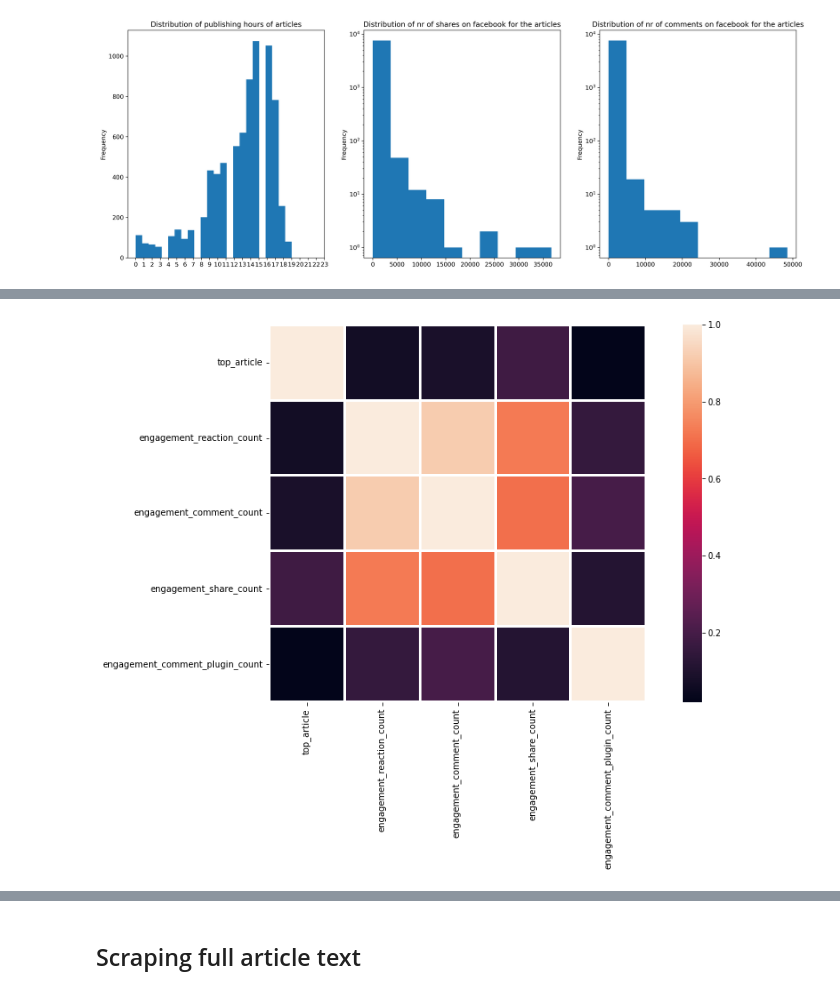
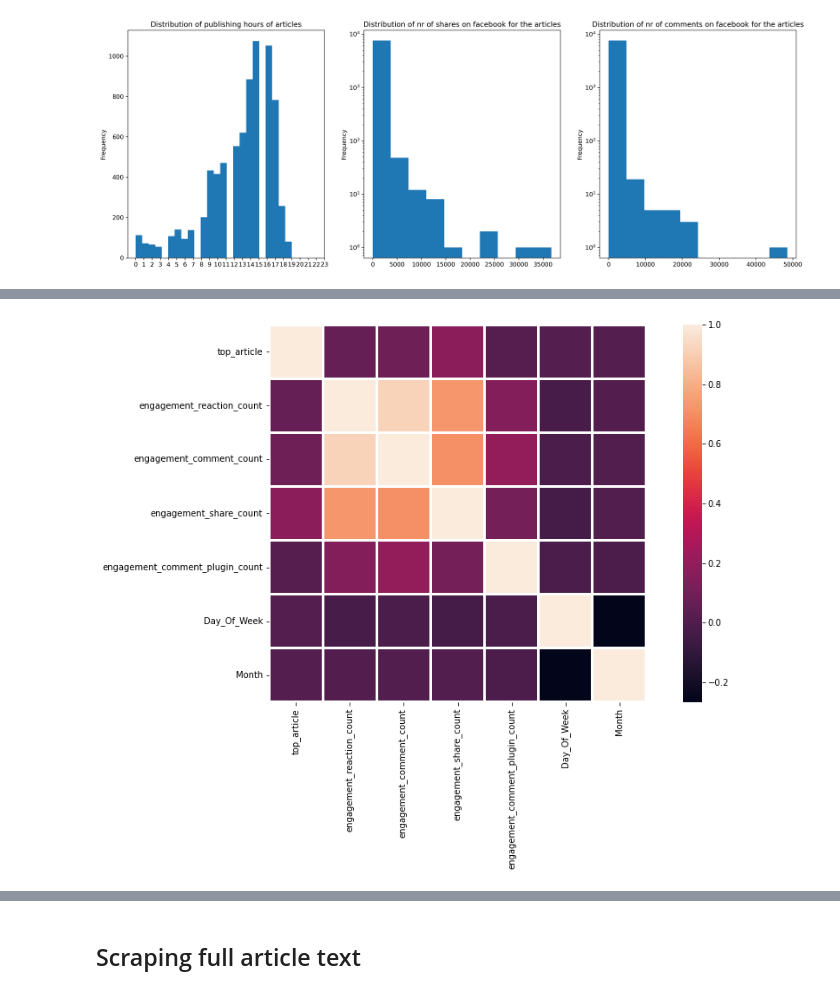
Before and after one commit to illumlol/ABA_2022, a Jupyter notebook: aba_1.ipynb, the cells around one changed output, grey strips where cells are left out. Drawn from its saved outputs; the diff is of its cells as text; code cells hidden in the pictures.

```diff
--- a/aba_1.ipynb
+++ b/aba_1.ipynb
@@ -17,8 +17,6 @@ import PIL
 import glob
 tqdm.pandas()
 df = pd.read_csv("Data/articles_data.csv")
-df=df.drop("Unnamed: 0",axis=1)
-df=df.dropna()
 # %%
 df.head()
 # %% [output]
@@ -86,3 +89,14 @@ dtype: int64
+# %%
+df = df.dropna(subset = [ 'source_id', 'source_name', 'author', 'title',
+       'description', 'url', 'published_at',
+       'top_article', 'engagement_reaction_count', 'engagement_comment_count',
+       'engagement_share_count', 'engagement_comment_plugin_count', 'content'])
+# %%
+df.published_at = pd.to_datetime(df.published_at)
+
+df['Day_Of_Week'] = df.published_at.apply(lambda x: x.dayofweek)
+df['Month'] = df.published_at.apply(lambda x: x.month)
+df['Year'] = df.published_at.apply(lambda x: x.year)
 # %%
 df.author.value_counts().plot(kind="hist",logy=True,
                               title=("Distribution of Aticles per unique author"),
@@ -128,5 +142,3 @@ df.engagement_comment_count.plot(kind="hist",
                                ax=axes[2]);
 # %% [output]
 [figure]
-# %%
-df['Time_stamp']=[x[:10] for x in df.published_at]
@@ -153,7 +145,7 @@ dtype: int64
 # %%
-corr=df.corr()
+corr=df.drop(columns=["Year"]).corr()
 plt.figure(figsize=(15,8))
 ax1 = sns.heatmap(corr, linewidths=2, square=True, cmap='rocket')
 plt.show()
 # %% [output]
-[figure, old version]
+[figure, new version]
```
Also changed, not shown: parts of 18 cells of this notebook, 1 other file.
